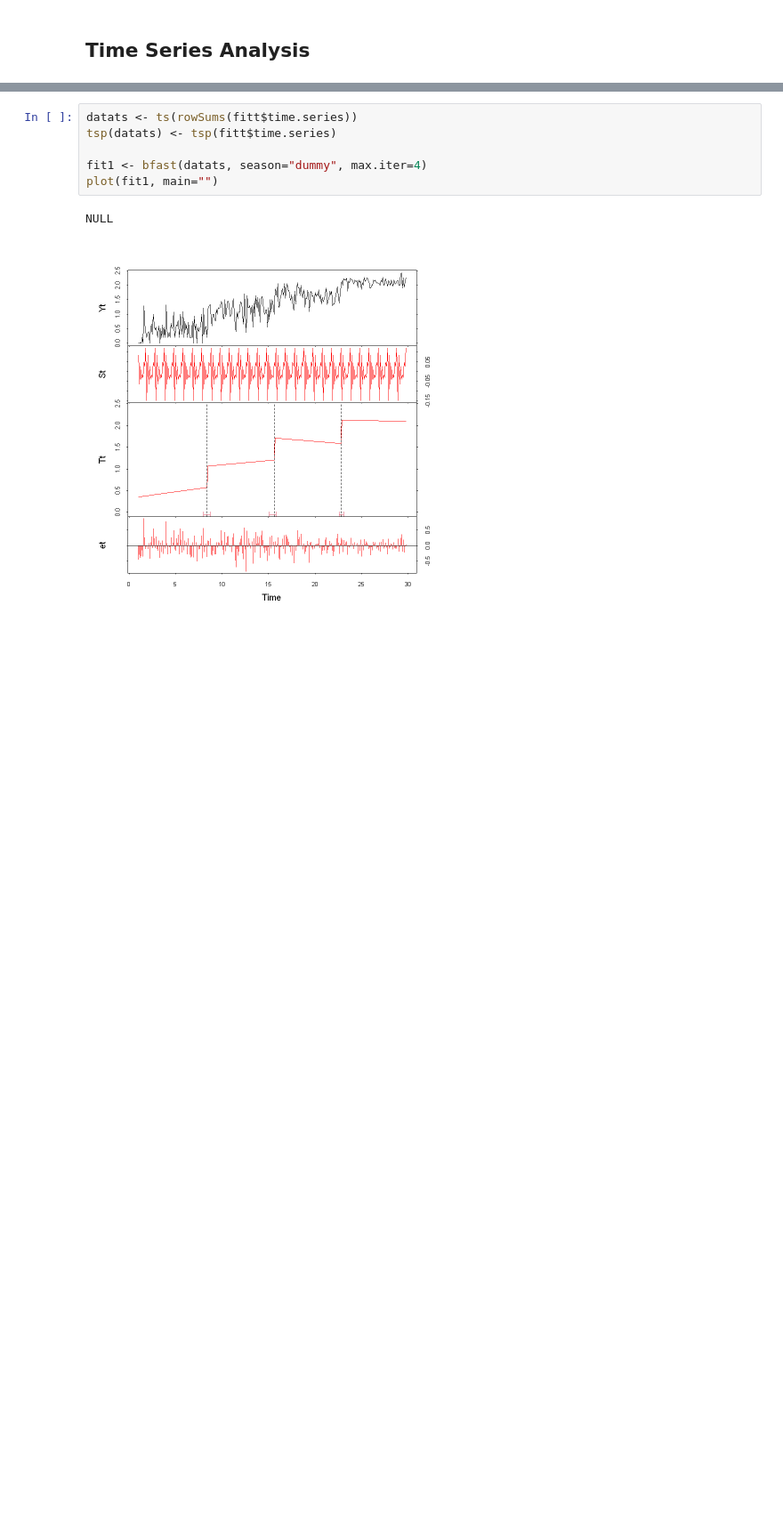
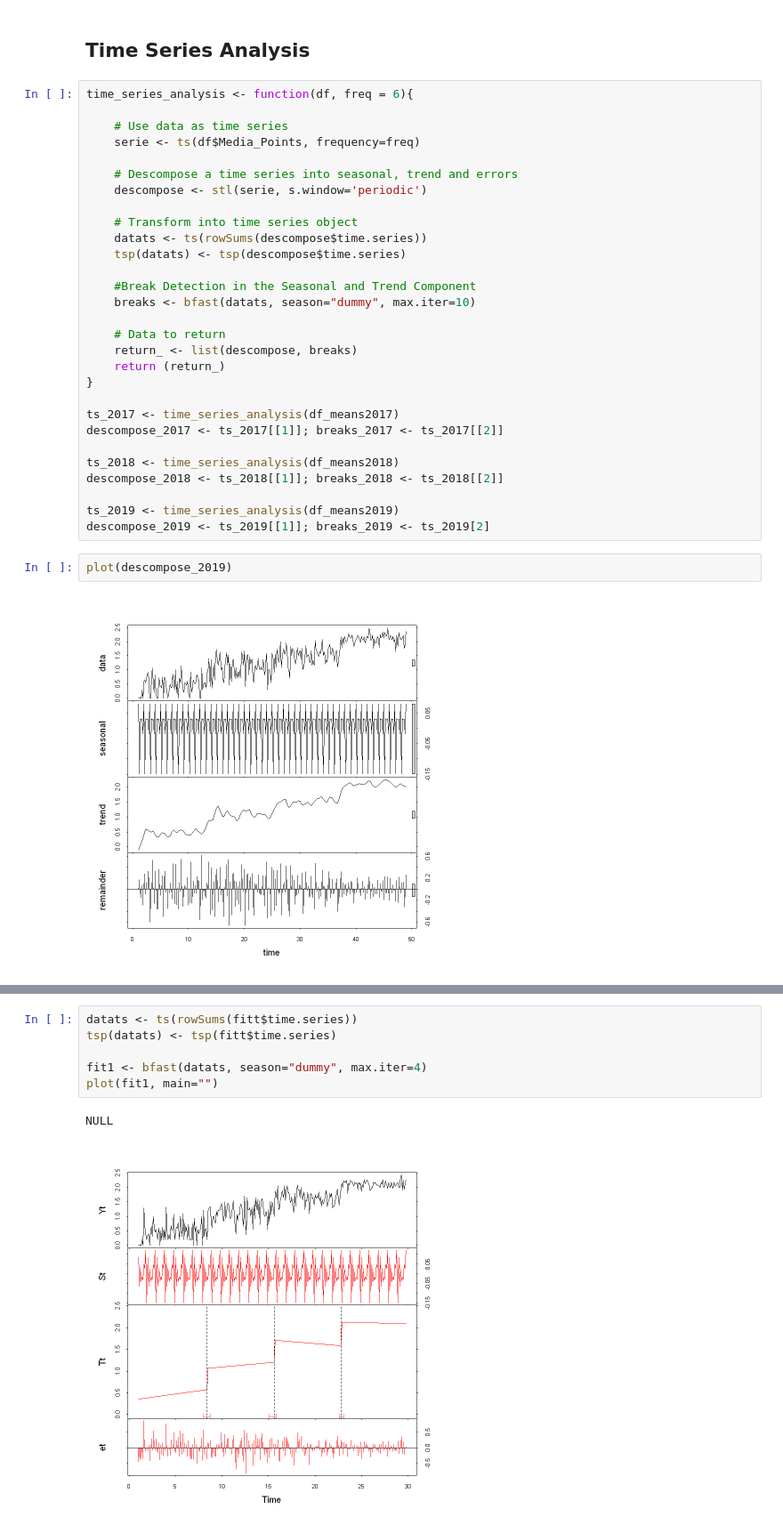
Before and after one commit to bastianbm7/Lakers-Points-Comparison, a Jupyter notebook: Untitled1.ipynb, the cells around one changed output, grey strips where cells are left out. Shown at 89% size. Saved outputs shown, nothing was run; the diff lists cells and outputs as text; blank space fills up the shorter version.

Commit message:
Time Series updated with analysis. Lineplot of three graphs combined are finished

```diff
--- a/Untitled1.ipynb
+++ b/Untitled1.ipynb
@@ -191,3 +293,36 @@ abline(v = c(720, 1440, 2160), col = "red", lwd = 2)
 # %% [markdown]
 ## Time Series Analysis
+# %%
+time_series_analysis <- function(df, freq = 6){
+
+    # Use data as time series
+    serie <- ts(df$Media_Points, frequency=freq)
+
+    # Descompose a time series into seasonal, trend and errors
+    descompose <- stl(serie, s.window='periodic')
+
+    # Transform into time series object
+    datats <- ts(rowSums(descompose$time.series))
+    tsp(datats) <- tsp(descompose$time.series)
+
+    #Break Detection in the Seasonal and Trend Component
+    breaks <- bfast(datats, season="dummy", max.iter=10)
+
+    # Data to return
+    return_ <- list(descompose, breaks)
+    return (return_)
+}
+
+ts_2017 <- time_series_analysis(df_means2017)
+descompose_2017 <- ts_2017[[1]]; breaks_2017 <- ts_2017[[2]]
+
+ts_2018 <- time_series_analysis(df_means2018)
+descompose_2018 <- ts_2018[[1]]; breaks_2018 <- ts_2018[[2]]
+
+ts_2019 <- time_series_analysis(df_means2019)
+descompose_2019 <- ts_2019[[1]]; breaks_2019 <- ts_2019[2]
+# %%
+plot(descompose_2019)
+# %% [output]
+[figure, added]
 # %%
```
Also changed, not shown: parts of 11 cells of this notebook, 3 other files.
